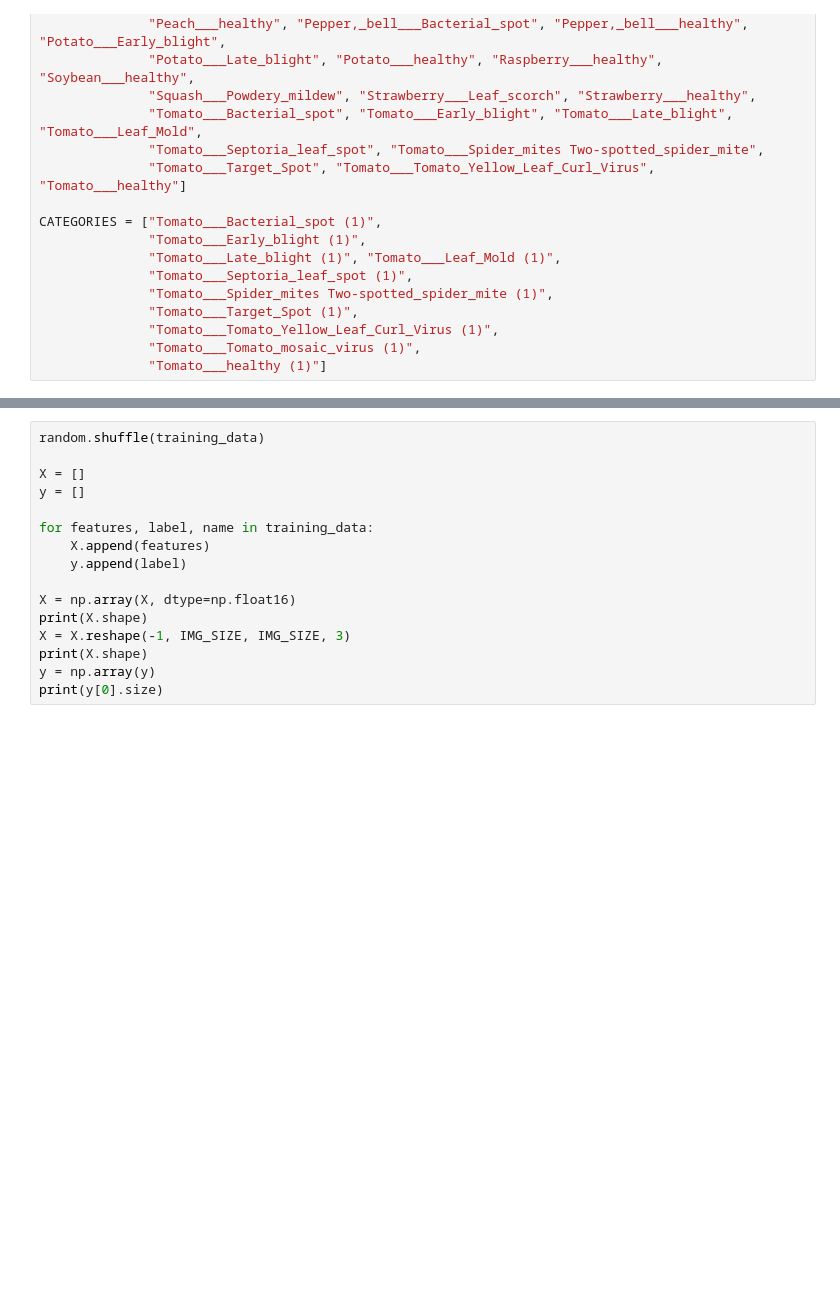
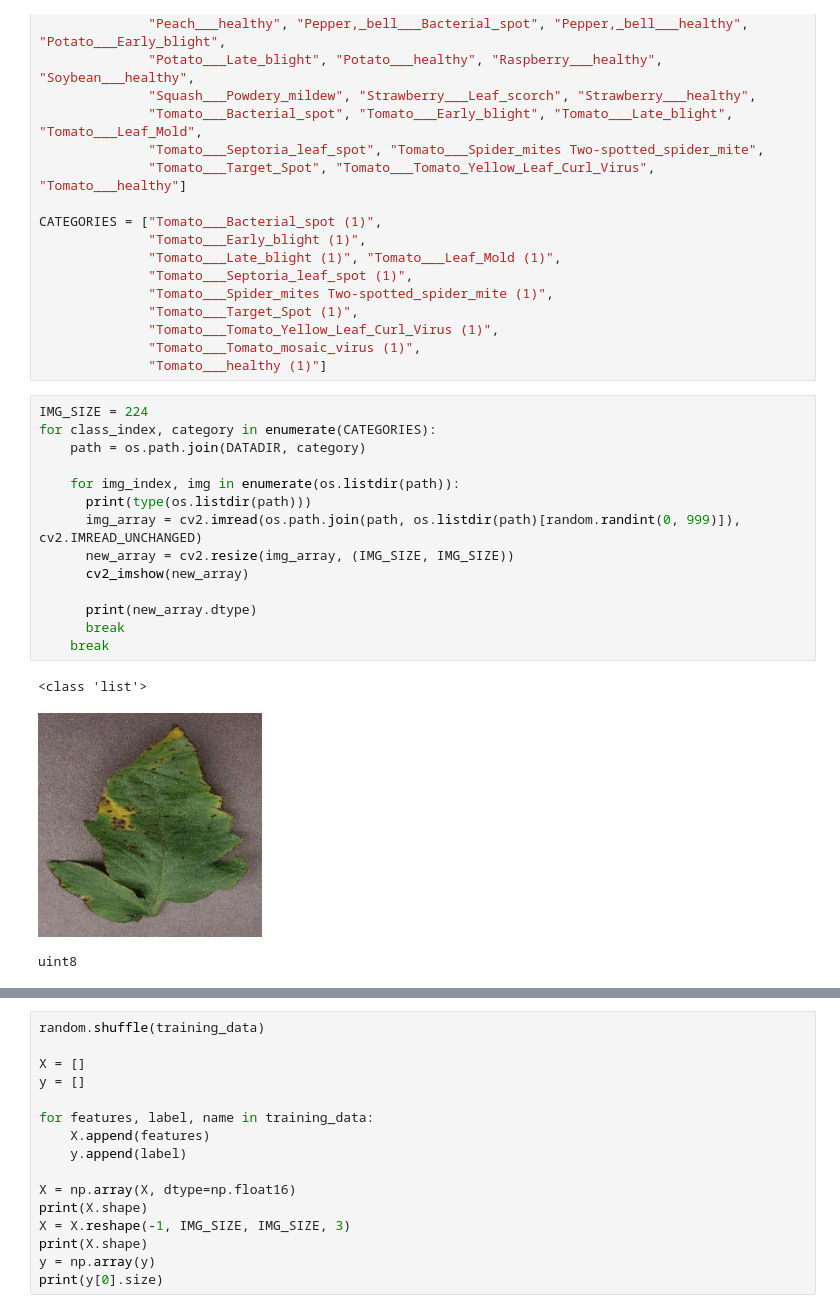
Before and after one commit to Razzf/Disease-detection-in-tomatoes, a Jupyter notebook: CreateData.ipynb, the cells around one changed output, grey strips where cells are left out. Saved outputs shown, nothing was run; the diff lists cells and outputs as text; blank space fills up the shorter version.

```diff
--- a/CreateData.ipynb
+++ b/CreateData.ipynb
@@ -30,6 +31,24 @@ CATEGORIES = ["Tomato___Bacterial_spot (1)",
               "Tomato___Tomato_Yellow_Leaf_Curl_Virus (1)",
               "Tomato___Tomato_mosaic_virus (1)",
               "Tomato___healthy (1)"]
+# %%
+IMG_SIZE = 224
+for class_index, category in enumerate(CATEGORIES):
+    path = os.path.join(DATADIR, category)
+
+    for img_index, img in enumerate(os.listdir(path)):
+      print(type(os.listdir(path)))
+      img_array = cv2.imread(os.path.join(path, os.listdir(path)[random.randint(0, 999)]), cv2.IMREAD_UNCHANGED)
+      new_array = cv2.resize(img_array, (IMG_SIZE, IMG_SIZE))
+      cv2_imshow(new_array)
+
+      print(new_array.dtype)
+      break
+    break
+# %% [output]
+<class 'list'>
+[figure, added]
+uint8
 # %%
 training_data = []
 IMG_SIZE = 224
```
Also changed, not shown: parts of 5 cells of this notebook.
